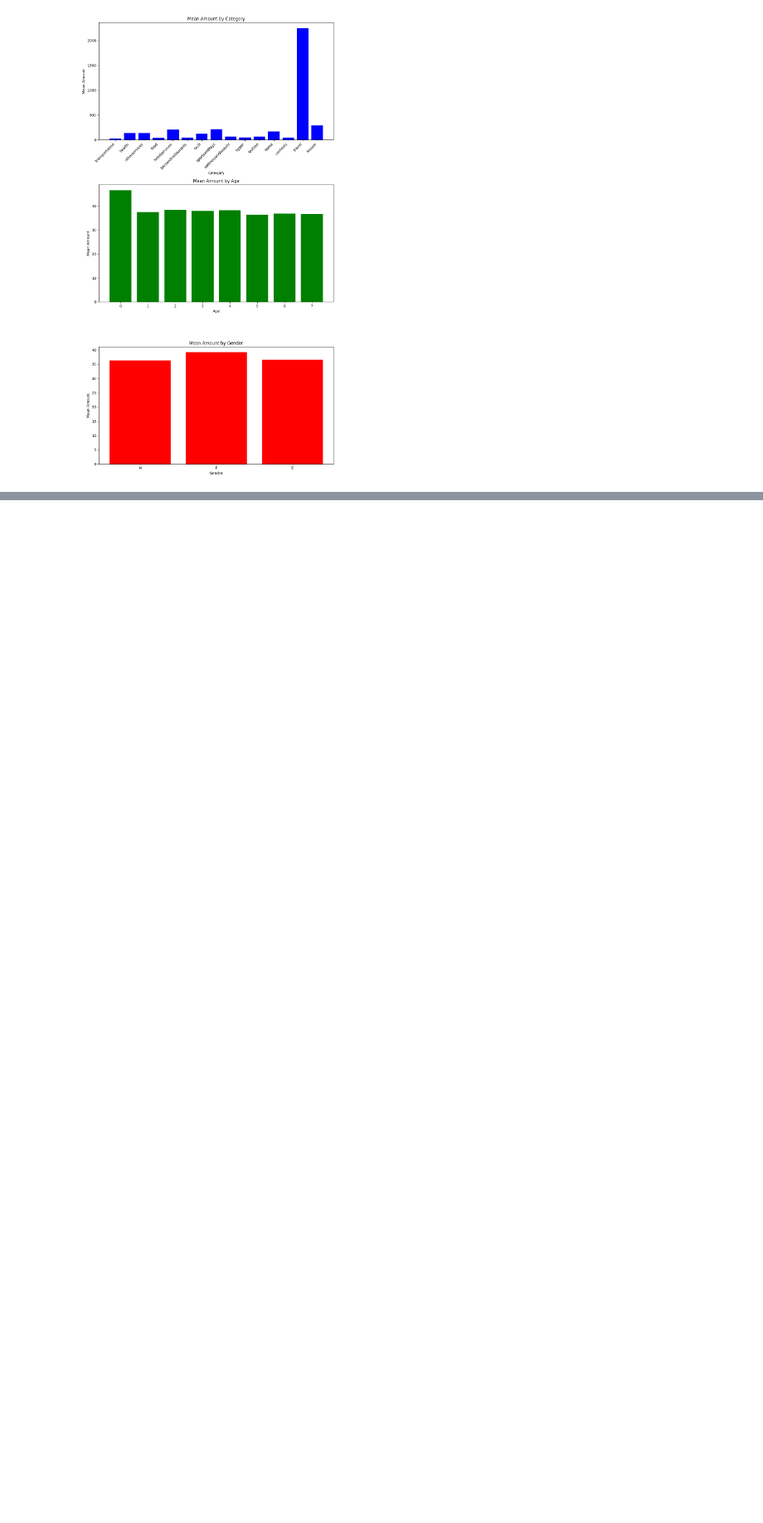
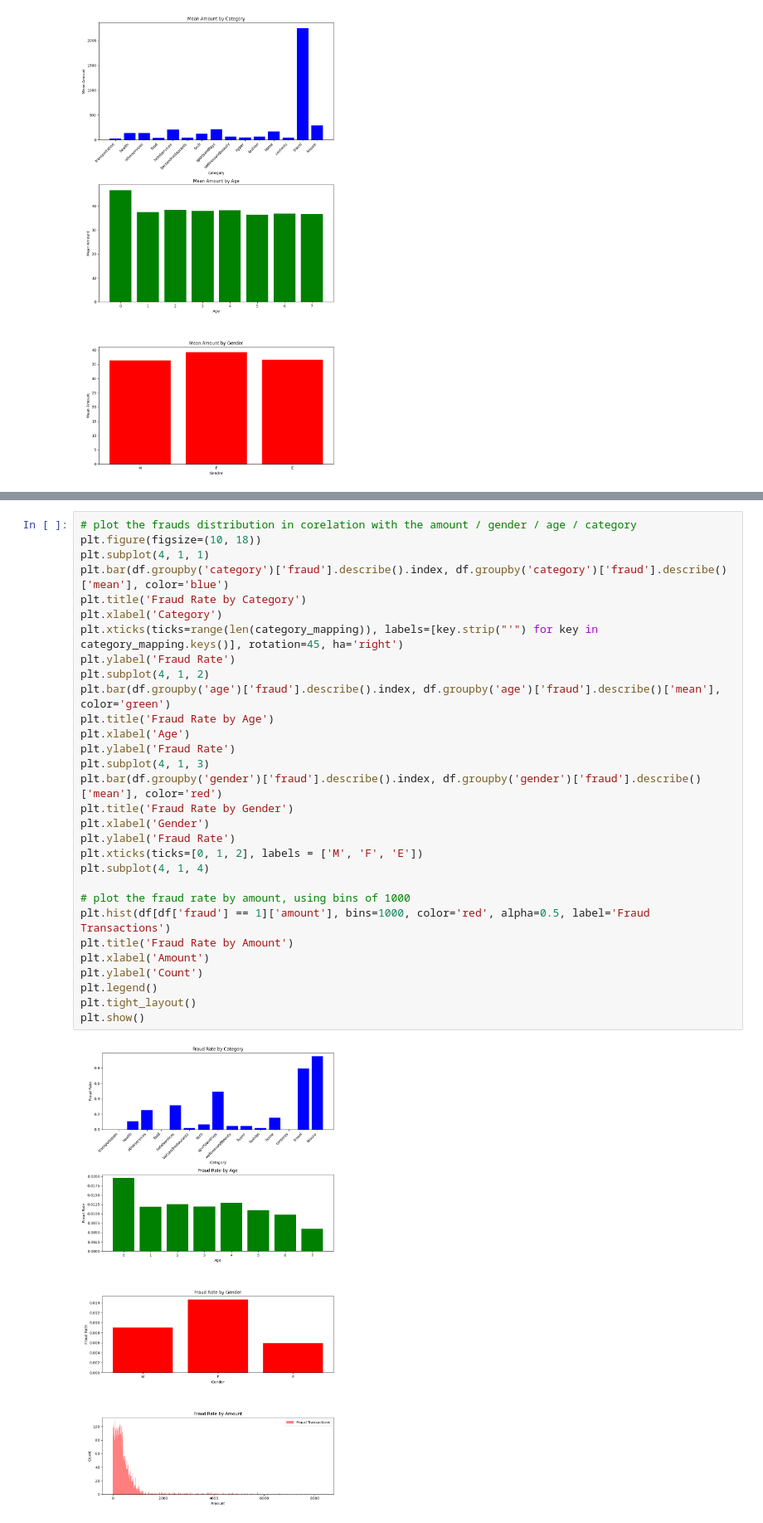
Before and after one commit to koutsompinask/MSC, a Jupyter notebook: semester B/Python/assignment/clustering.ipynb, the cells around one changed output, grey strips where cells are left out. Shown at 83% size. Drawn from its saved outputs; the diff is of its cells as text; blank space fills up the shorter version.

```diff
--- a/semester B/Python/assignment/clustering.ipynb
+++ b/semester B/Python/assignment/clustering.ipynb
@@ -216,0 +193,32 @@ plt.show()
+# %%
+# plot the frauds distribution in corelation with the amount / gender / age / category
+plt.figure(figsize=(10, 18))
+plt.subplot(4, 1, 1)
+plt.bar(df.groupby('category')['fraud'].describe().index, df.groupby('category')['fraud'].describe()['mean'], color='blue')
+plt.title('Fraud Rate by Category')
+plt.xlabel('Category')
+plt.xticks(ticks=range(len(category_mapping)), labels=[key.strip("'") for key in category_mapping.keys()], rotation=45, ha='right')
+plt.ylabel('Fraud Rate')
+plt.subplot(4, 1, 2)
+plt.bar(df.groupby('age')['fraud'].describe().index, df.groupby('age')['fraud'].describe()['mean'], color='green')
+plt.title('Fraud Rate by Age')
+plt.xlabel('Age')
+plt.ylabel('Fraud Rate')
+plt.subplot(4, 1, 3)
+plt.bar(df.groupby('gender')['fraud'].describe().index, df.groupby('gender')['fraud'].describe()['mean'], color='red')
+plt.title('Fraud Rate by Gender')
+plt.xlabel('Gender')
+plt.ylabel('Fraud Rate')
+plt.xticks(ticks=[0, 1, 2], labels = ['M', 'F', 'E'])
+plt.subplot(4, 1, 4)
+
+# plot the fraud rate by amount, using bins of 1000
+plt.hist(df[df['fraud'] == 1]['amount'], bins=1000, color='red', alpha=0.5, label='Fraud Transactions')
+plt.title('Fraud Rate by Amount')
+plt.xlabel('Amount')
+plt.ylabel('Count')
+plt.legend()
+plt.tight_layout()
+plt.show()
+# %% [output]
+[figure, added]
```
Also changed, not shown: parts of 23 cells of this notebook, 2 other files.
